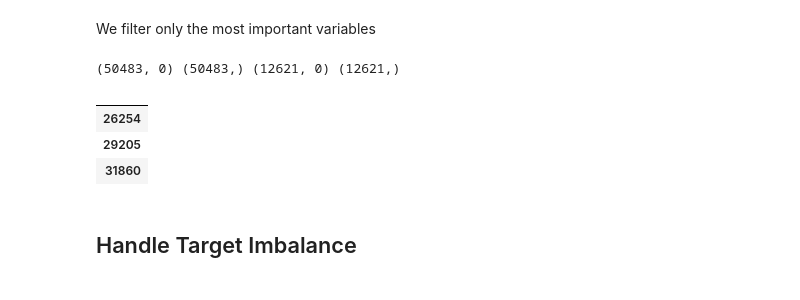
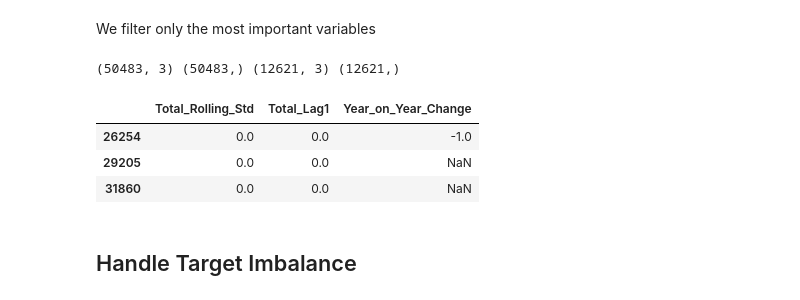
Before and after one commit to Grampers-Dev/CO2Oracle, a Jupyter notebook: jupyter_notebooks/05 - Modeling and Evaluation - Predict Co2.ipynb, the cells around one changed output. Cells and saved outputs as stored; diff of their text form; code cells hidden in the pictures.

Commit message:
Refactor Notebook, Error in model setup, changed from classification to regression model to fit requirements of the project.

```diff
--- a/jupyter_notebooks/05 - Modeling and Evaluation - Predict Co2.ipynb
+++ b/jupyter_notebooks/05 - Modeling and Evaluation - Predict Co2.ipynb
@@ -245,11 +123,0 @@ Use SMOTE (Synthetic Minority Oversampling TEchnique) to balance Train Set targe
-# %%
-import pandas as pd
-from sklearn.model_selection import train_test_split
-
-
-# Check for missing values in the target variable 'Total'
-missing_target = df['Total'].isnull().sum()
-print(f"Missing values in the target variable 'Total': {missing_target}")
-
-# Fill missing target values (e.g., with the median)
-df['Total'].fillna(df['Total'].median(), inplace=True)
@@ -452,0 +224,19 @@ print(f"Baseline Mean Squared Error: {baseline_mse}")
+# %%
+from sklearn.model_selection import train_test_split, GridSearchCV
+from sklearn.linear_model import Ridge, Lasso, ElasticNet
+from sklearn.ensemble import RandomForestRegressor
+from xgboost import XGBRegressor
+
+# Define the target variable
+df['CO2_Change'] = df.groupby('Country')['Total'].pct_change()
+df['CO2_Target'] = (df['CO2_Change'] > 0).astype(int)
+
+# Drop rows with missing CO2_Target
+df = df.dropna(subset=['CO2_Target'])
+
+# Split data into features and target variable
+X = df.drop(['CO2_Target', 'CO2_Change', 'Country'], axis=1)
+y = df['CO2_Target']
+
+# Split data into training and test sets
+X_train, X_test, y_train, y_test = train_test_split(X, y, test_size=0.2, random_state=42, stratify=y)
@@ -723,22 +1081,19 @@ print(X_train.shape, y_train.shape, X_test.shape, y_test.shape)
 # %% [markdown]
 We filter only the most important variables
 # %%
-best_features = ['Coal', 'Oil', 'Gas', 'Cement', 'Global', 'USA', 'Flaring', 'Other',
-                 'Germany', 'Iran', 'International Transport', 'China', 'Nigeria',
-                 'United Kingdom', 'Venezuela', 'Japan', 'Saudi Arabia', 'Algeria',
-                 'Iraq', 'France']
+best_features = ['Total_Rolling_Std', 'Total_Lag1', 'Year_on_Year_Change']
 
 X_train = X_train.filter(best_features)
 X_test = X_test.filter(best_features)
 
 print(X_train.shape, y_train.shape, X_test.shape, y_test.shape)
 X_train.head(3)
 # %% [output]
-(50483, 0) (50483,) (12621, 0) (12621,)
+(50483, 3) (50483,) (12621, 3) (12621,)
-|  |
-| 26254 |
-| 29205 |
-| 31860 |
+|  | Total_Rolling_Std | Total_Lag1 | Year_on_Year_Change |
+| 26254 | 0.0 | 0.0 | -1.0 |
+| 29205 | 0.0 | 0.0 | NaN |
+| 31860 | 0.0 | 0.0 | NaN |
 # %% [markdown]
 ## Handle Target Imbalance
 # %% [markdown]
```
Also changed, not shown: parts of 110 cells of this notebook, 6 other files.
